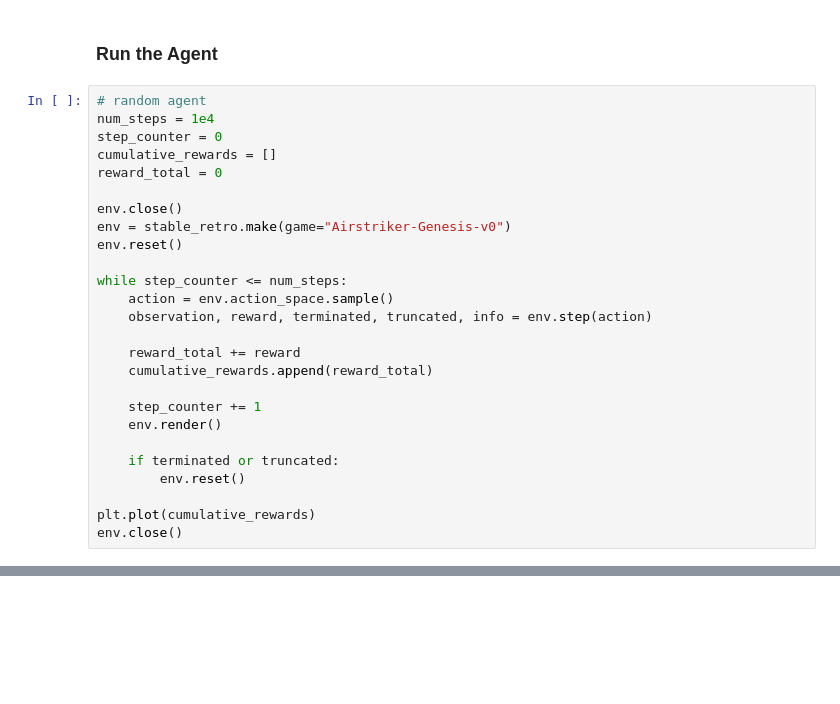
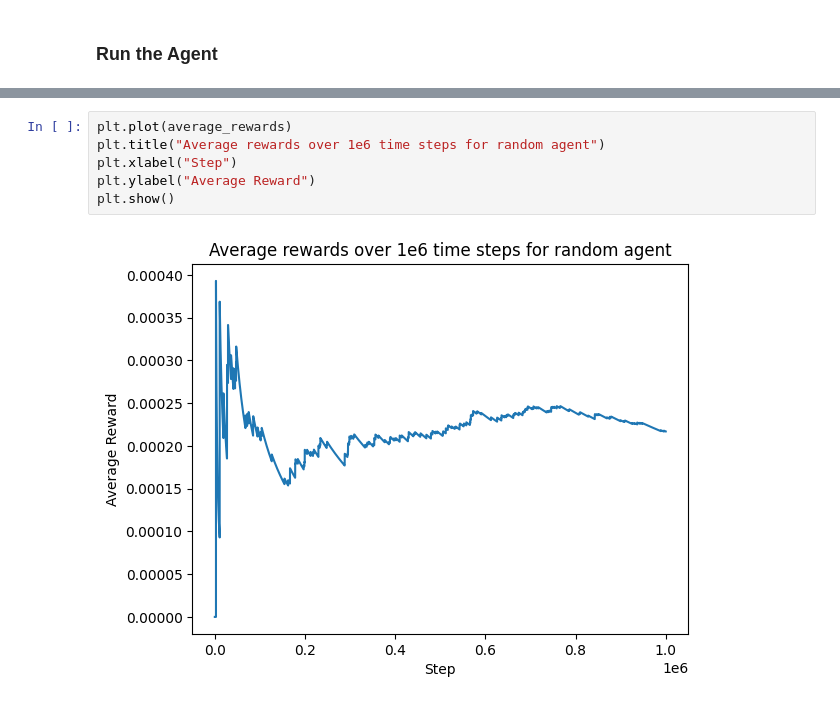
Before and after one commit to ybai17/cs5180-RL-final-project, a Jupyter notebook: work.ipynb, the cells around one changed output, grey strips where cells are left out. Drawn from its saved outputs; the diff is of its cells as text; blank space fills up the shorter version.

Commit message:
printing some random agent stuff

```diff
--- a/work.ipynb
+++ b/work.ipynb
@@ -520,28 +27,2 @@ tensor([0.3627], requires_grad=True)
 # %% [markdown]
 ### Run the Agent
-# %%
-# random agent
-num_steps = 1e4
-step_counter = 0
-cumulative_rewards = []
-reward_total = 0
-
-env.close()
-env = stable_retro.make(game="Airstriker-Genesis-v0")
-env.reset()
-
-while step_counter <= num_steps:
-    action = env.action_space.sample()
-    observation, reward, terminated, truncated, info = env.step(action)
-
-    reward_total += reward
-    cumulative_rewards.append(reward_total)
-
-    step_counter += 1
-    env.render()
-
-    if terminated or truncated:
-        env.reset()
-
-plt.plot(cumulative_rewards)
-env.close()
@@ -549,0 +288,8 @@ env.close()
+# %%
+plt.plot(average_rewards)
+plt.title("Average rewards over 1e6 time steps for random agent")
+plt.xlabel("Step")
+plt.ylabel("Average Reward")
+plt.show()
+# %% [output]
+[figure, added]
```
Also changed, not shown: parts of 18 cells of this notebook.
